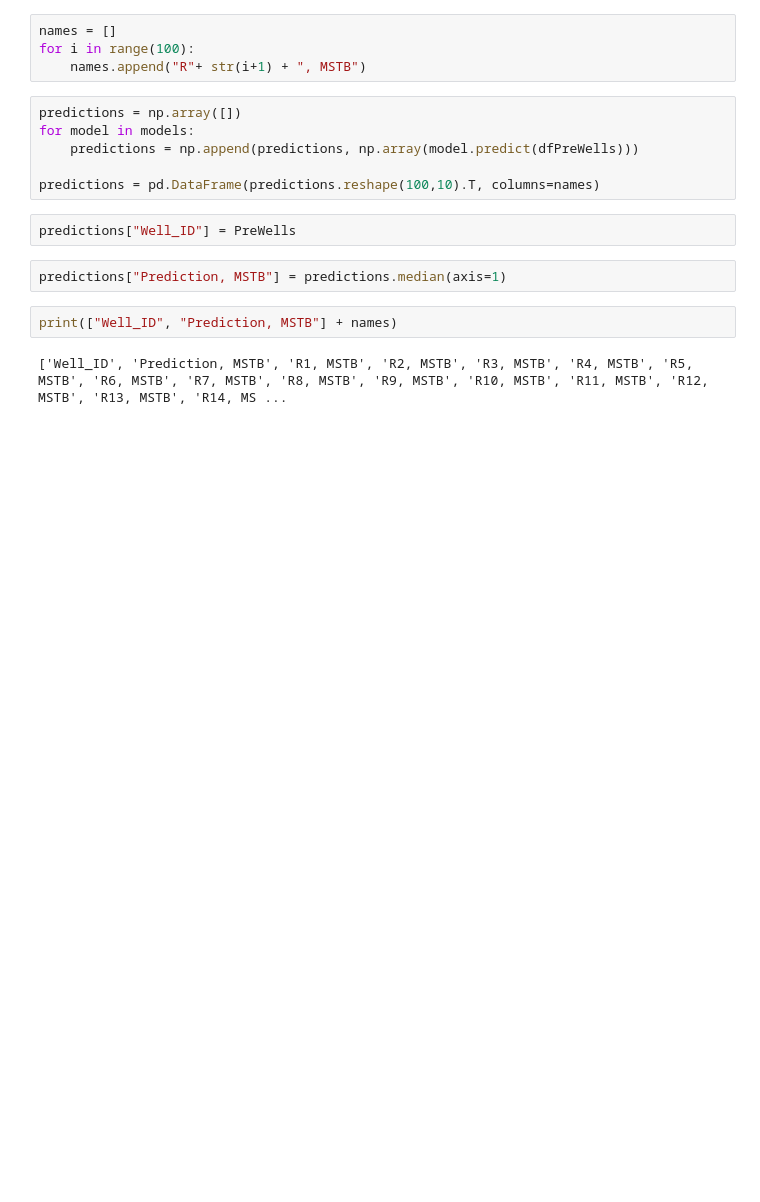
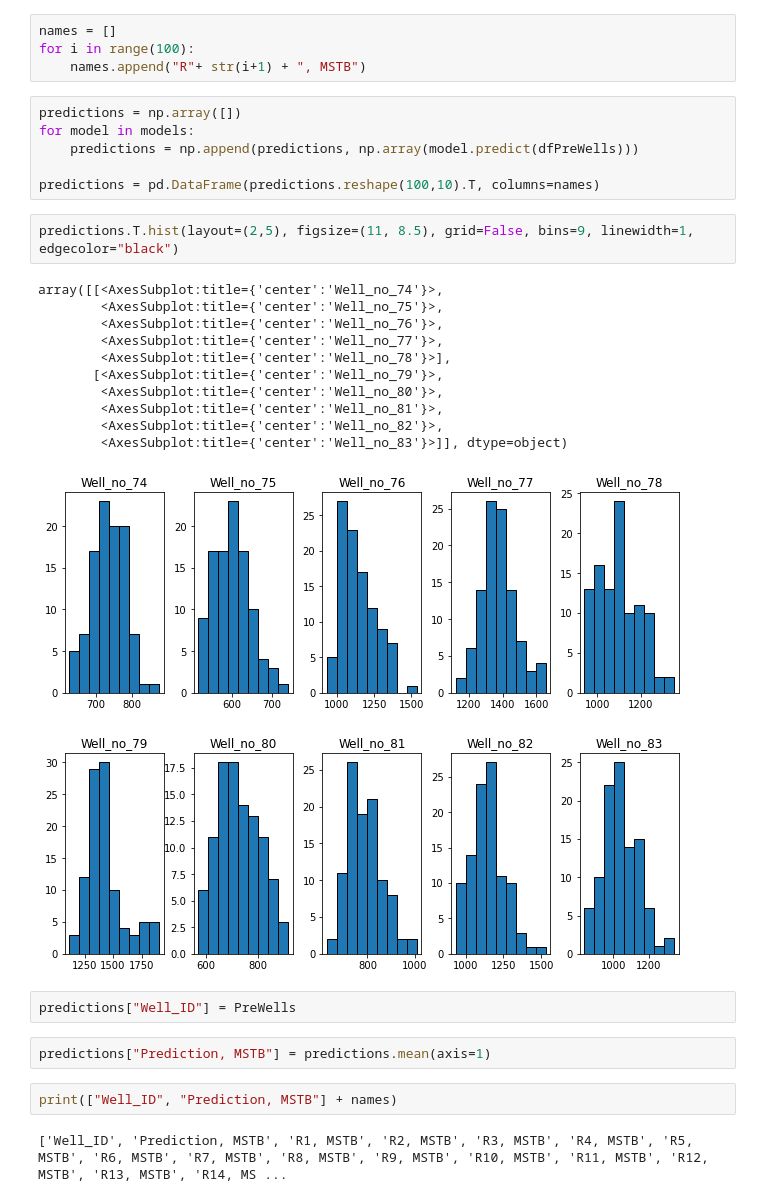
Before and after one commit to fraclad/MOAR-Drilling, a Jupyter notebook: notebooks/Irvin_EDA.ipynb, the cells around one changed output. Saved outputs shown, nothing was run; the diff lists cells and outputs as text; blank space fills up the shorter version.

```diff
--- a/notebooks/Irvin_EDA.ipynb
+++ b/notebooks/Irvin_EDA.ipynb
@@ -297,10 +285,24 @@ for model in models:
     predictions = np.append(predictions, np.array(model.predict(dfPreWells)))
 
 predictions = pd.DataFrame(predictions.reshape(100,10).T, columns=names)
+# %%
+predictions.T.hist(layout=(2,5), figsize=(11, 8.5), grid=False, bins=9, linewidth=1, edgecolor="black")
+# %% [output]
+array([[<AxesSubplot:title={'center':'Well_no_74'}>,
+        <AxesSubplot:title={'center':'Well_no_75'}>,
+        <AxesSubplot:title={'center':'Well_no_76'}>,
+        <AxesSubplot:title={'center':'Well_no_77'}>,
+        <AxesSubplot:title={'center':'Well_no_78'}>],
+       [<AxesSubplot:title={'center':'Well_no_79'}>,
+        <AxesSubplot:title={'center':'Well_no_80'}>,
+        <AxesSubplot:title={'center':'Well_no_81'}>,
+        <AxesSubplot:title={'center':'Well_no_82'}>,
+        <AxesSubplot:title={'center':'Well_no_83'}>]], dtype=object)
+[figure, added]
 # %%
 predictions["Well_ID"] = PreWells
 # %%
-predictions["Prediction, MSTB"] = predictions.median(axis=1)
+predictions["Prediction, MSTB"] = predictions.mean(axis=1)
 # %%
 print(["Well_ID", "Prediction, MSTB"] + names)
 # %% [output]
```
Also changed, not shown: parts of 36 cells of this notebook, 2 other files.
